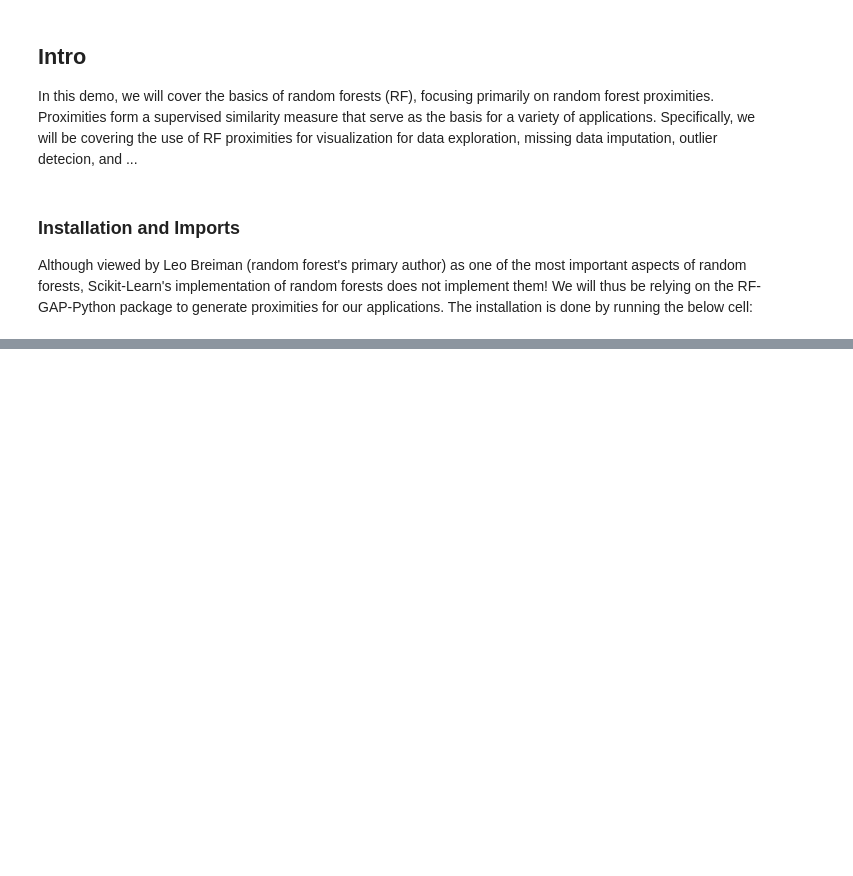
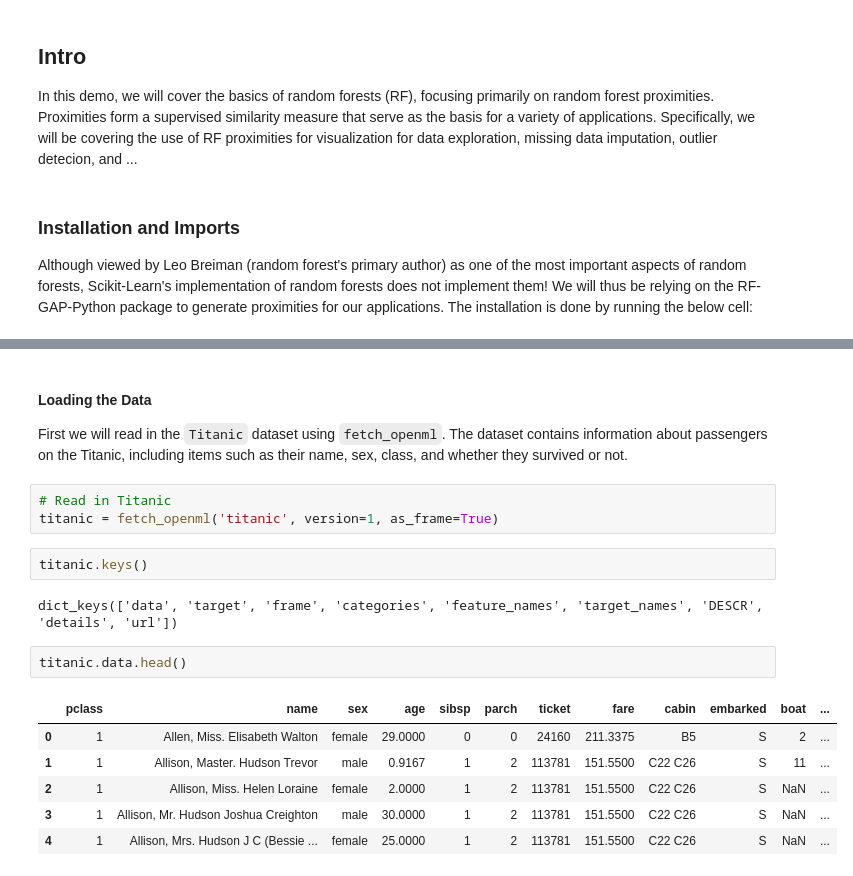
Before and after one commit to rhodes-byu/RF-Proximities-Workshop, a Jupyter notebook: demo.ipynb, the cells around one changed output, grey strips where cells are left out. Drawn from its saved outputs; the diff is of its cells as text; blank space fills up the shorter version.

```diff
--- a/demo.ipynb
+++ b/demo.ipynb
@@ -38,0 +41,19 @@ WARNING: Skipping C:\Users\rhodes8\AppData\Local\miniconda3\Lib\site-packages\nu
+# %% [markdown]
+#### Loading the Data
+First we will read in the `Titanic` dataset using `fetch_openml`. The dataset contains information about passengers on the Titanic, including items such as their name, sex, class, and whether they survived or not.
+# %%
+# Read in Titanic
+titanic = fetch_openml('titanic', version=1, as_frame=True)
+# %%
+titanic.keys()
+# %% [output]
+dict_keys(['data', 'target', 'frame', 'categories', 'feature_names', 'target_names', 'DESCR', 'details', 'url'])
+# %%
+titanic.data.head()
+# %% [output]
+|  | pclass | name | sex | age | sibsp | parch | ticket | fare | cabin | embarked | boat | ... |
+| 0 | 1 | Allen, Miss. Elisabeth Walton | female | 29.0000 | 0 | 0 | 24160 | 211.3375 | B5 | S | 2 | ... |
+| 1 | 1 | Allison, Master. Hudson Trevor | male | 0.9167 | 1 | 2 | 113781 | 151.5500 | C22 C26 | S | 11 | ... |
+| 2 | 1 | Allison, Miss. Helen Loraine | female | 2.0000 | 1 | 2 | 113781 | 151.5500 | C22 C26 | S | NaN | ... |
+| 3 | 1 | Allison, Mr. Hudson Joshua Creighton | male | 30.0000 | 1 | 2 | 113781 | 151.5500 | C22 C26 | S | NaN | ... |
+| 4 | 1 | Allison, Mrs. Hudson J C (Bessie ... | female | 25.0000 | 1 | 2 | 113781 | 151.5500 | C22 C26 | S | NaN | ... |
```
Also changed, not shown: parts of 15 cells of this notebook.
